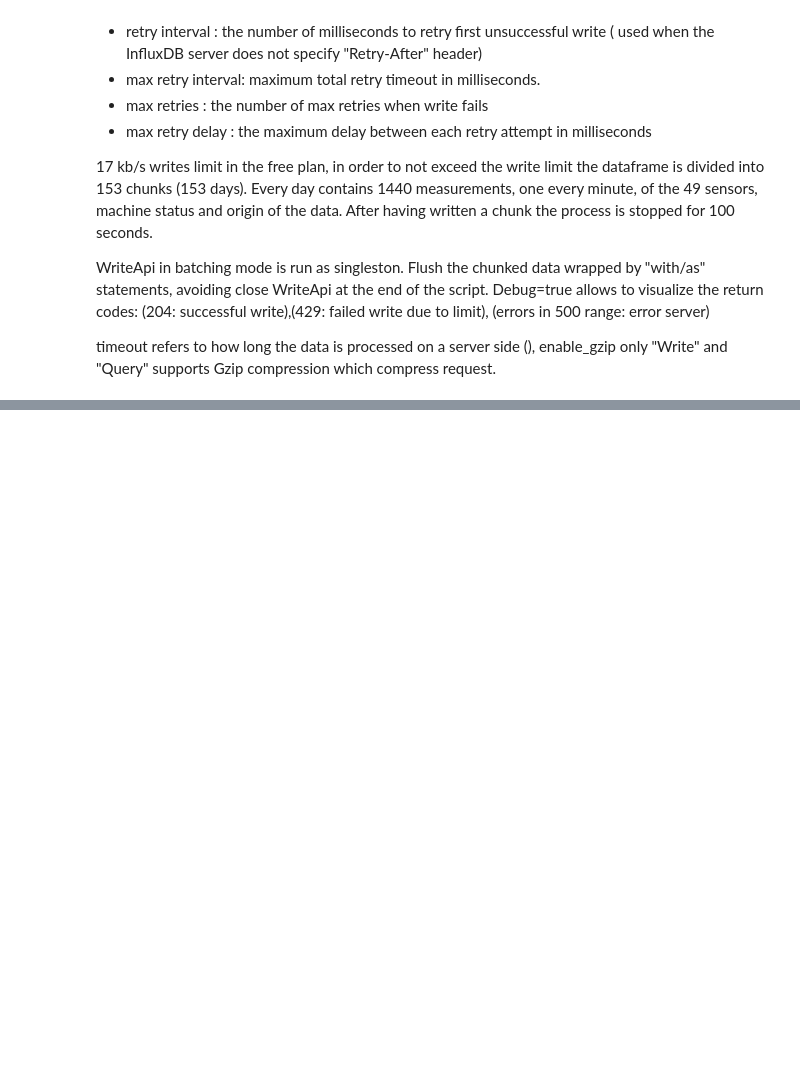
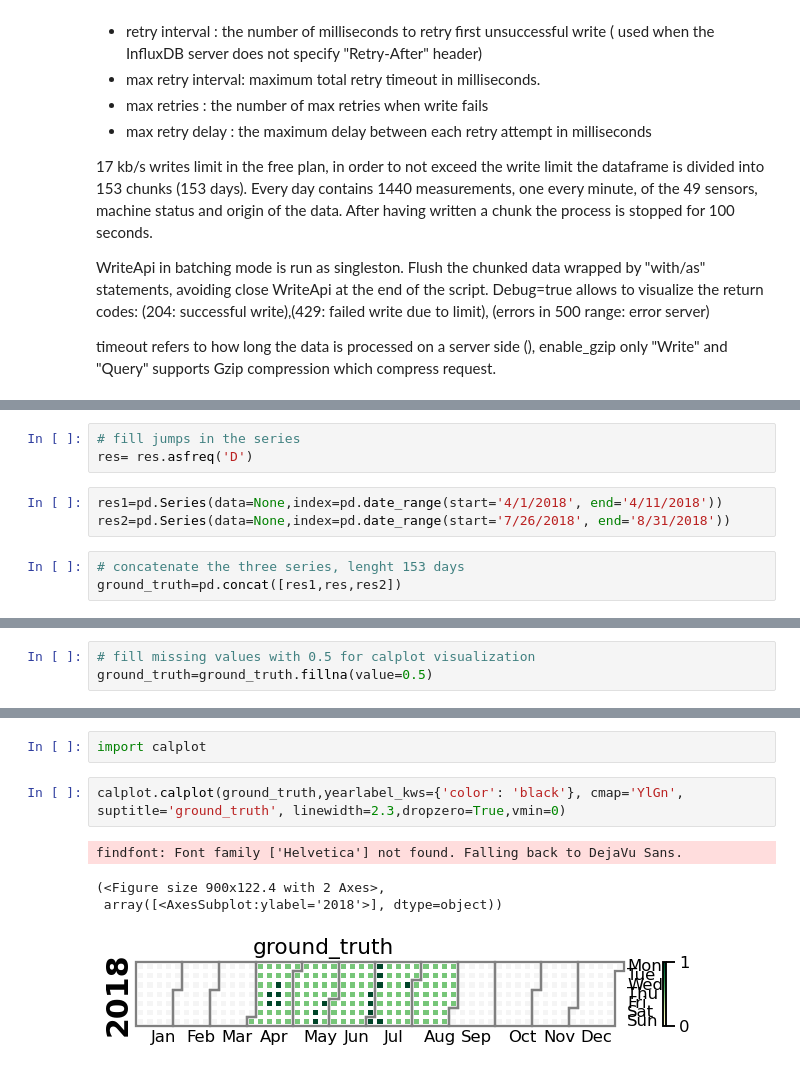
Before and after one commit to NicolaRonzoni/System-for-anomaly-detection, a Jupyter notebook: Time series.ipynb, the cells around one changed output, grey strips where cells are left out. Drawn from its saved outputs; the diff is of its cells as text; blank space fills up the shorter version.

```diff
--- a/Pre-process.ipynb
+++ b/Time series.ipynb
@@ -459,0 +505,9 @@ enable_gzip only "Write" and "Query" supports Gzip compression which compress re
+# %%
+# fill jumps in the series
+res= res.asfreq('D')
+# %%
+res1=pd.Series(data=None,index=pd.date_range(start='4/1/2018', end='4/11/2018'))
+res2=pd.Series(data=None,index=pd.date_range(start='7/26/2018', end='8/31/2018'))
+# %%
+# concatenate the three series, lenght 153 days
+ground_truth=pd.concat([res1,res,res2])
@@ -459,0 +516,3 @@ enable_gzip only "Write" and "Query" supports Gzip compression which compress re
+# %%
+# fill missing values with 0.5 for calplot visualization
+ground_truth=ground_truth.fillna(value=0.5)
@@ -459,0 +539,9 @@ enable_gzip only "Write" and "Query" supports Gzip compression which compress re
+# %%
+import calplot
+# %%
+calplot.calplot(ground_truth,yearlabel_kws={'color': 'black'}, cmap='YlGn', suptitle='ground_truth', linewidth=2.3,dropzero=True,vmin=0)
+# %% [output]
+findfont: Font family ['Helvetica'] not found. Falling back to DejaVu Sans.
+(<Figure size 900x122.4 with 2 Axes>,
+ array([<AxesSubplot:ylabel='2018'>], dtype=object))
+[figure, added]
```
Also changed, not shown: parts of 27 cells of this notebook.
